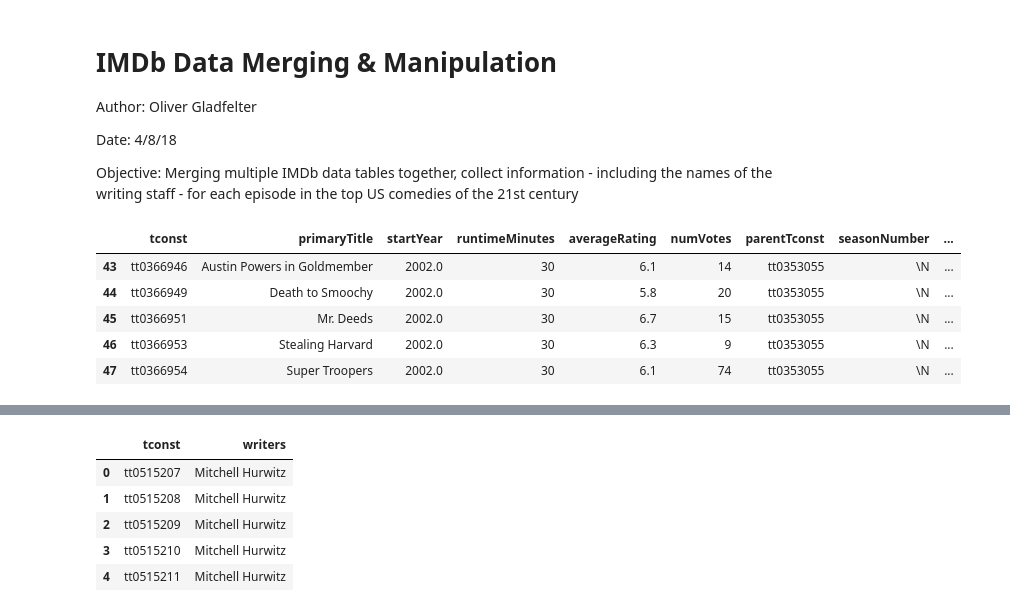
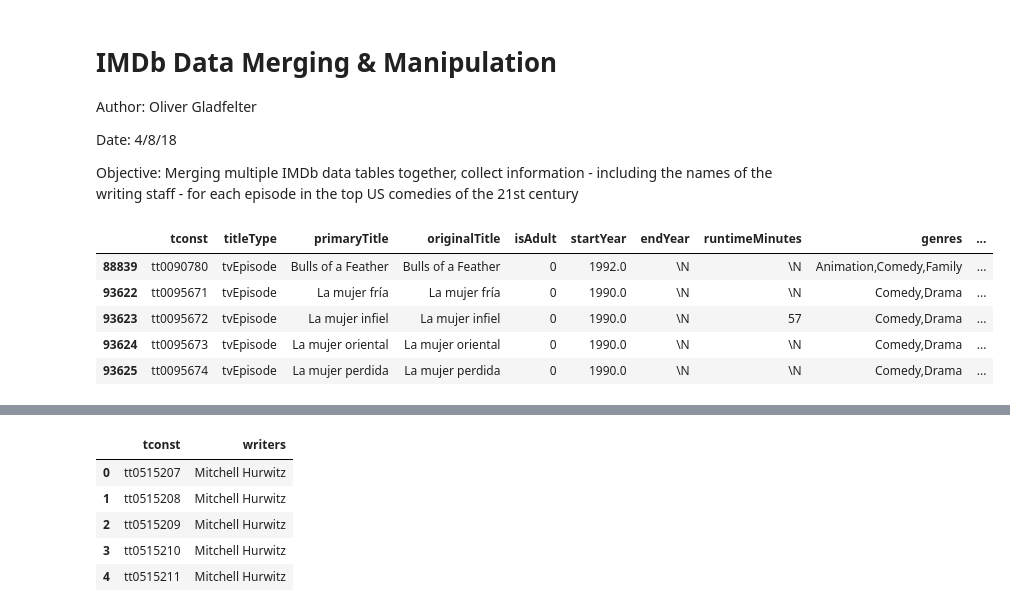
Before and after one commit to OGladfelter/IMDb-Comedies, a Jupyter notebook: imbd-top-comedy-episodes.ipynb, the cells around one changed output, grey strips where cells are left out. Cells and saved outputs as stored; diff of their text form; code cells hidden in the pictures.

Commit message:
Updated selection, added total episode count, fixed missing data errors caused by akas merge

```diff
--- a/imbd-top-comedy-episodes.ipynb
+++ b/imbd-top-comedy-episodes.ipynb
@@ -35,7 +32,15 @@ def convertToInt(value):
         return int(value)
 
 basicInfo['startYear'] = basicInfo['startYear'].apply(convertToInt)
+# %%
+def comedyDummy(value):
+    if 'Comedy' in str(value):
+        return 1
+    else:
+        return 0
+
+basicInfo['comedy'] = basicInfo['genres'].apply(comedyDummy)
 # %%
 # subset basics into a data frame including only tv episodes from the comedy genre and released 2000 or later
 episodes = basicInfo[(basicInfo['titleType'] == 'tvEpisode') &
-                     (basicInfo['startYear'] > 1999) & (basicInfo['genres'] == 'Comedy')]
+                     (basicInfo['startYear'] > 1986) & (basicInfo['comedy'] == 1)]
@@ -54,9 +47,9 @@ episodesRatingsSeriesTitleUS = episodesRatingsSeriesTitleUS.drop(['titleId', 'or
 # %%
-episodesRatingsSeriesTitleUS.head()
+episodes.head()
 # %% [output]
-|  | tconst | primaryTitle | startYear | runtimeMinutes | averageRating | numVotes | parentTconst | seasonNumber | ... |
-| 43 | tt0366946 | Austin Powers in Goldmember | 2002.0 | 30 | 6.1 | 14 | tt0353055 | \N | ... |
-| 44 | tt0366949 | Death to Smoochy | 2002.0 | 30 | 5.8 | 20 | tt0353055 | \N | ... |
-| 45 | tt0366951 | Mr. Deeds | 2002.0 | 30 | 6.7 | 15 | tt0353055 | \N | ... |
-| 46 | tt0366953 | Stealing Harvard | 2002.0 | 30 | 6.3 | 9 | tt0353055 | \N | ... |
-| 47 | tt0366954 | Super Troopers | 2002.0 | 30 | 6.1 | 74 | tt0353055 | \N | ... |
+|  | tconst | titleType | primaryTitle | originalTitle | isAdult | startYear | endYear | runtimeMinutes | genres | ... |
+| 88839 | tt0090780 | tvEpisode | Bulls of a Feather | Bulls of a Feather | 0 | 1992.0 | \N | \N | Animation,Comedy,Family | ... |
+| 93622 | tt0095671 | tvEpisode | La mujer fría | La mujer fría | 0 | 1990.0 | \N | \N | Comedy,Drama | ... |
+| 93623 | tt0095672 | tvEpisode | La mujer infiel | La mujer infiel | 0 | 1990.0 | \N | 57 | Comedy,Drama | ... |
+| 93624 | tt0095673 | tvEpisode | La mujer oriental | La mujer oriental | 0 | 1990.0 | \N | \N | Comedy,Drama | ... |
+| 93625 | tt0095674 | tvEpisode | La mujer perdida | La mujer perdida | 0 | 1990.0 | \N | \N | Comedy,Drama | ... |
```
Also changed, not shown: parts of 21 cells of this notebook.
